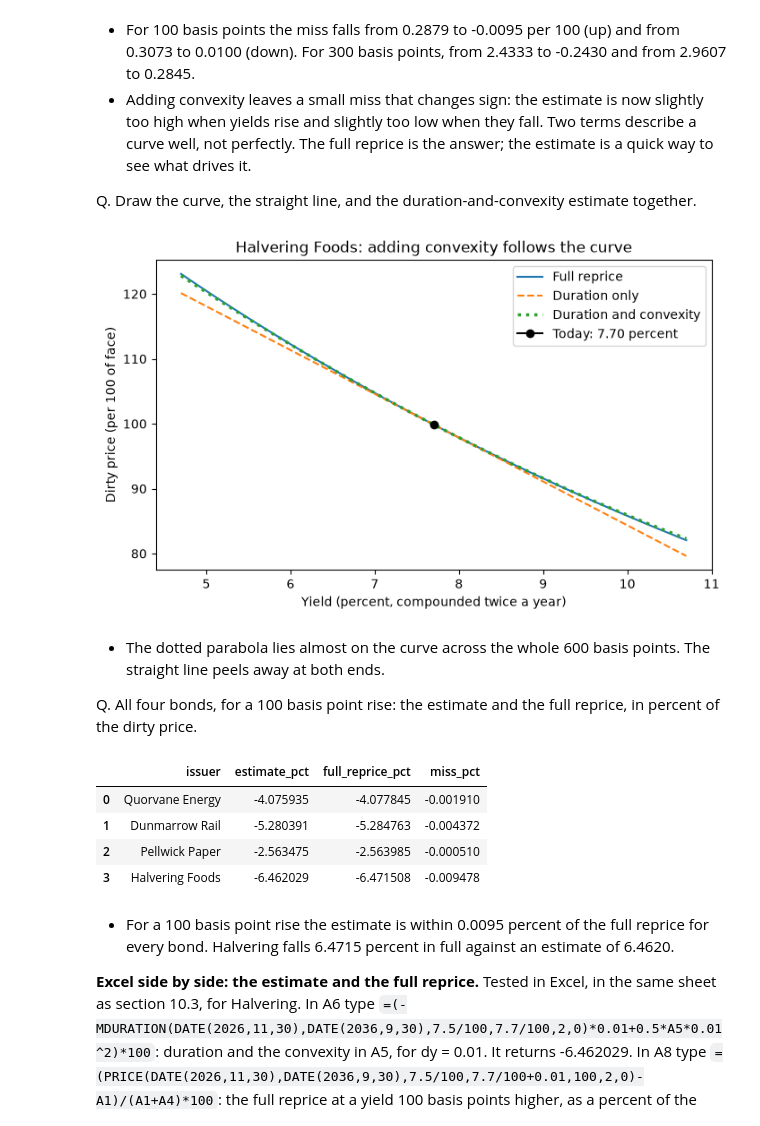
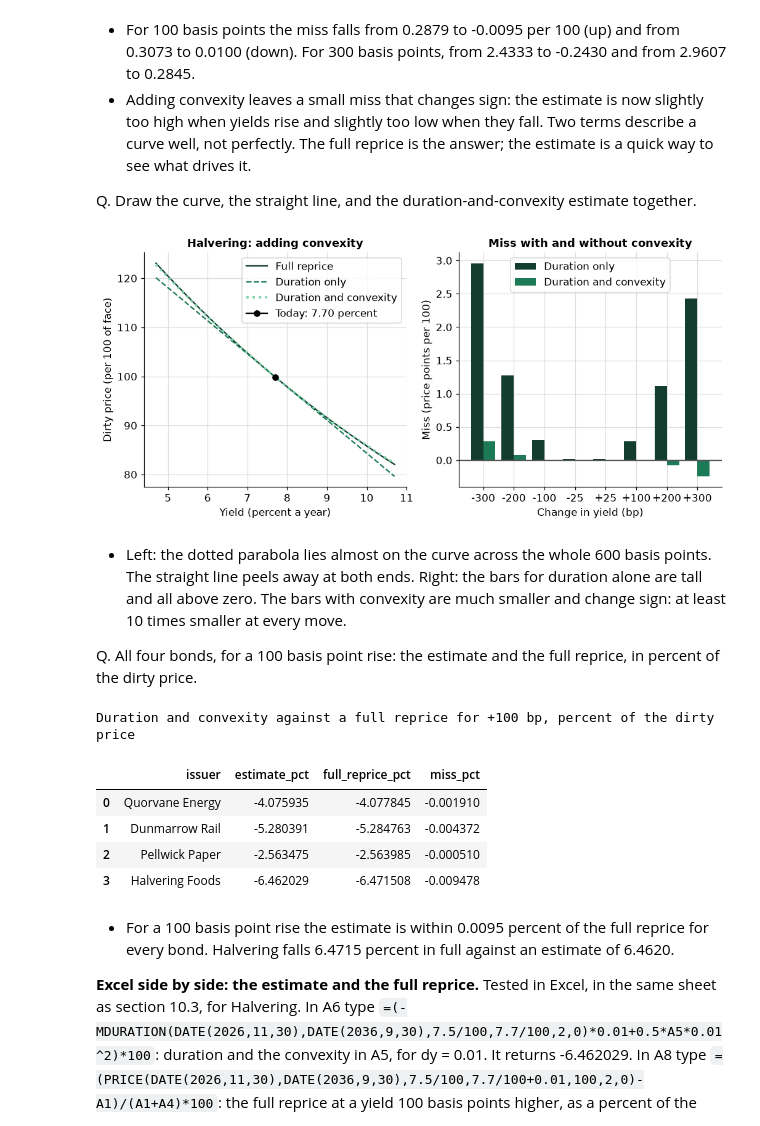
Before and after one commit to lenamonj/python-fixed-income, a Jupyter notebook: course2_bond_math/week2/day5/10_case_study_convexity_and_the_september_book.ipynb, the cells around one changed output. Cells and saved outputs as stored; diff of their text form; code cells hidden in the pictures.

```diff
--- a/course2_bond_math/week2/day5/10_case_study_convexity_and_the_september_book.ipynb
+++ b/course2_bond_math/week2/day5/10_case_study_convexity_and_the_september_book.ipynb
@@ -70,6 +73,23 @@ import urllib.request
 from pathlib import Path
 
 import pandas as pd
+
+# the course's chart style, set once here so every chart in the notebook looks the same
+import matplotlib.pyplot as plt
+
+plt.rcParams.update({
+    "figure.figsize": (9, 5),          # width and height of a chart, in inches
+    "figure.dpi": 110,                 # sharpness on screen
+    "font.size": 11,
+    "axes.titlesize": 12,
+    "axes.titleweight": "bold",
+    # the course greens, then a grey, for the first four lines or bars of a chart
+    "axes.prop_cycle": plt.cycler(color=["#123d2f", "#1c7a57", "#7fd1a8", "#8c8c8c"]),
+    "axes.grid": True,                 # light gridlines, as in an Excel chart
+    "grid.color": "#dddddd",
+    "axes.spines.top": False,          # no box line above or to the right of the plot
+    "axes.spines.right": False,
+})
 
 # pytest runs the tests. A Colab runtime may not have it.
 try:
@@ -1259,22 +1337,36 @@ Q. Draw the curve, the straight line, and the duration-and-convexity estimate to
 # %%
 # the estimate is a parabola in the yield: dy as a decimal at every point of the axis
 dy_axis = (yield_axis - halvering["yield_pct"]) / 100
 parabola = h_dirty * (1 - h_duration * dy_axis + 0.5 * h_convexity * dy_axis ** 2)
 
-fig, ax = plt.subplots(figsize=(8, 4.5))
-ax.plot(yield_axis, curve, label="Full reprice")
-ax.plot(yield_axis, line, linestyle="--", label="Duration only")
-ax.plot(yield_axis, parabola, linestyle=":", linewidth=2.5, label="Duration and convexity")
-ax.plot(halvering["yield_pct"], h_dirty, marker="o", color="black", label="Today: 7.70 percent")
-ax.set_title("Halvering Foods: adding convexity follows the curve")
-ax.set_xlabel("Yield (percent, compounded twice a year)")
-ax.set_ylabel("Dirty price (per 100 of face)")
-ax.legend()
+fig, axes = plt.subplots(1, 2, figsize=(11, 4.5))
+
+# left: the curve, the straight line, and the parabola that adds convexity
+axes[0].plot(yield_axis, curve, label="Full reprice")
+axes[0].plot(yield_axis, line, linestyle="--", label="Duration only")
+axes[0].plot(yield_axis, parabola, linestyle=":", linewidth=2.5, label="Duration and convexity")
+axes[0].plot(halvering["yield_pct"], h_dirty, marker="o", color="black", label="Today: 7.70 percent")
+axes[0].set_title("Halvering: adding convexity")
+axes[0].set_xlabel("Yield (percent a year)")
+axes[0].set_ylabel("Dirty price (per 100 of face)")
+axes[0].legend(loc="upper right")
+
+# right: the miss of each estimate for each move, from the table above
+position = list(range(len(estimates)))
+axes[1].bar([p - 0.2 for p in position], estimates["miss_duration"], width=0.4, label="Duration only")
+axes[1].bar([p + 0.2 for p in position], estimates["miss_both"], width=0.4, label="Duration and convexity")
+axes[1].axhline(0, color="#555555")
+axes[1].set_xticks(position, [f"{s:+d}" for s in estimates["shift_bp"]])
+axes[1].set_axisbelow(True)
+axes[1].set_title("Miss with and without convexity")
+axes[1].set_xlabel("Change in yield (bp)")
+axes[1].set_ylabel("Miss (price points per 100)")
+axes[1].legend(loc="upper center")
 plt.show()
 # %% [output]
-[figure, old version]
+[figure, new version]
 # %% [markdown]
-* The dotted parabola lies almost on the curve across the whole 600 basis points. The straight line peels away at both ends.
+* Left: the dotted parabola lies almost on the curve across the whole 600 basis points. The straight line peels away at both ends. Right: the bars for duration alone are tall and all above zero. The bars with convexity are much smaller and change sign: at least 10 times smaller at every move.
 
 Q. All four bonds, for a 100 basis point rise: the estimate and the full reprice, in percent of the dirty price.
 # %%
@@ -1290,8 +1382,12 @@ for bond in bonds.itertuples():
 
 up_100 = pd.DataFrame(rows)
 up_100["miss_pct"] = up_100["full_reprice_pct"] - up_100["estimate_pct"]
-up_100.round(6)
+
+(up_100.style
+    .format({"estimate_pct": "{:.6f}", "full_reprice_pct": "{:.6f}", "miss_pct": "{:.6f}"})
+    .set_caption("Duration and convexity against a full reprice for +100 bp, percent of the dirty price"))
 # %% [output]
+Duration and convexity against a full reprice for +100 bp, percent of the dirty price
 |  | issuer | estimate_pct | full_reprice_pct | miss_pct |
 | 0 | Quorvane Energy | -4.075935 | -4.077845 | -0.001910 |
 | 1 | Dunmarrow Rail | -5.280391 | -5.284763 | -0.004372 |
```
Also changed, not shown: parts of 31 cells of this notebook, 2 other files.
